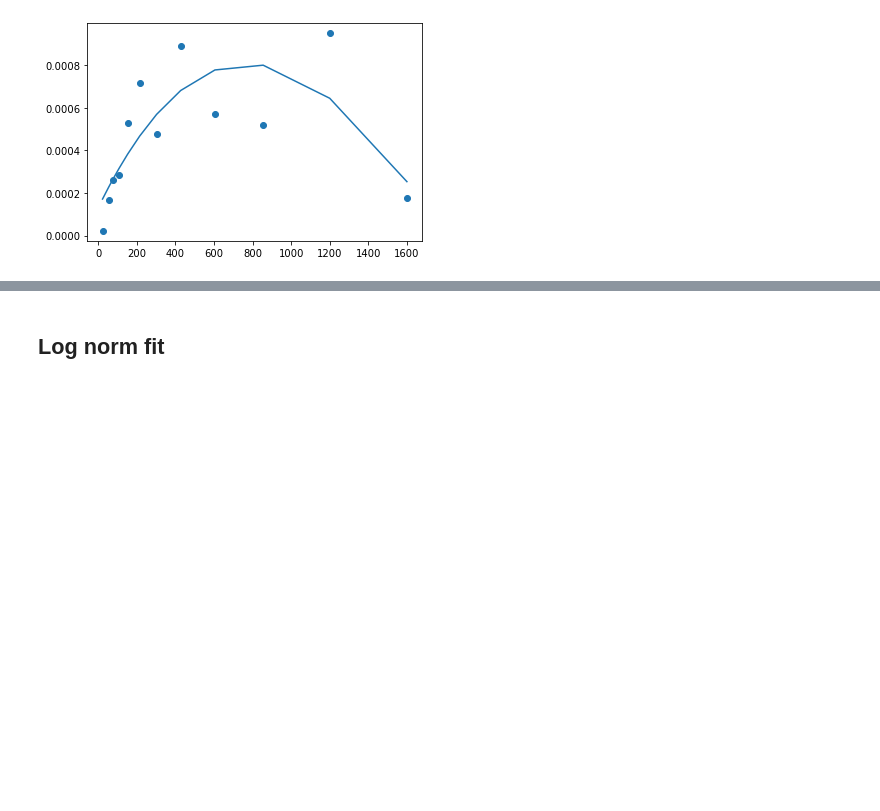
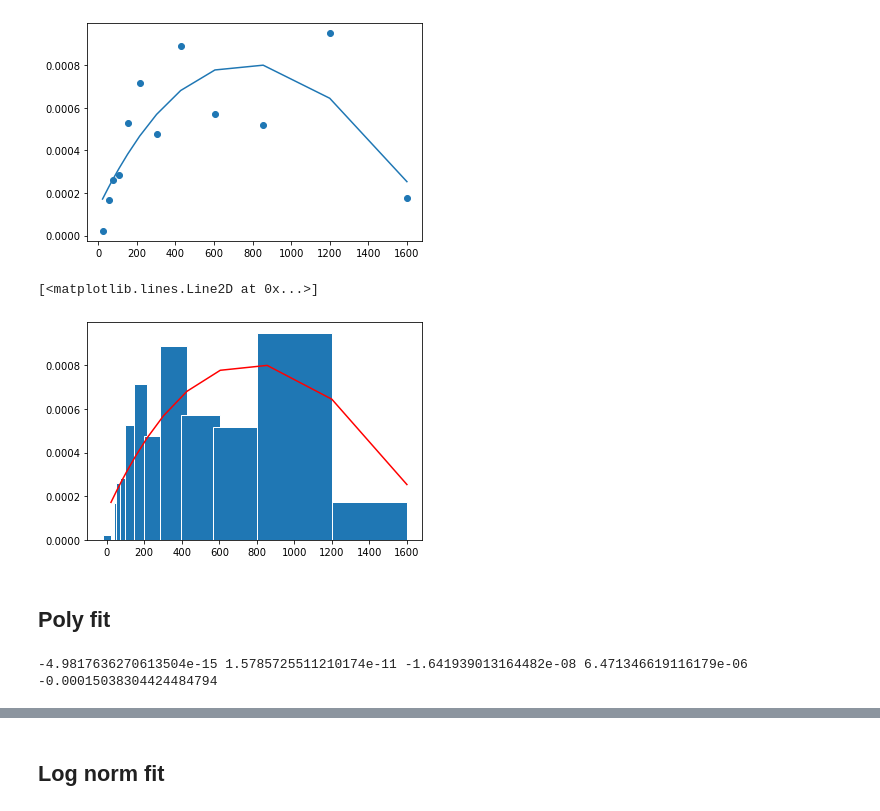
Before and after one commit to sethsomtoo/Particle-size-analysis-with-python, a Jupyter notebook: Project_3/curvefitting.ipynb, the cells around one changed output, grey strips where cells are left out. Saved outputs shown, nothing was run; the diff lists cells and outputs as text; code cells hidden in the pictures; blank space fills up the shorter version.

```diff
--- a/Project_3/curvefitting.ipynb
+++ b/Project_3/curvefitting.ipynb
@@ -156,3 +156,11 @@ plt.plot(x_axis, fit)
 # %% [output]
 [<matplotlib.lines.Line2D at 0x...>]
 [figure]
+# %%
+plt.bar(df4['Mesh size'], df4['qr_prob'], width=df4['Class width'], edgecolor='white')
+plt.plot(x_axis, fit, 'r')
+# %% [output]
+[<matplotlib.lines.Line2D at 0x...>]
+[figure, added]
+# %% [markdown]
+## Poly fit
@@ -158,0 +172,9 @@ plt.plot(x_axis, fit)
+# %%
+a_fit = params[0][0]
+b_fit = params[0][1]
+c_fit = params[0][2]
+d_fit = params[0][3]
+e_fit = params[0][4]
+print(a_fit, b_fit, c_fit, d_fit, e_fit)
+# %% [output]
+-4.9817636270613504e-15 1.5785725511210174e-11 -1.641939013164482e-08 6.471346619116179e-06 -0.00015038304424484794
```
Also changed, not shown: parts of 21 cells of this notebook.
